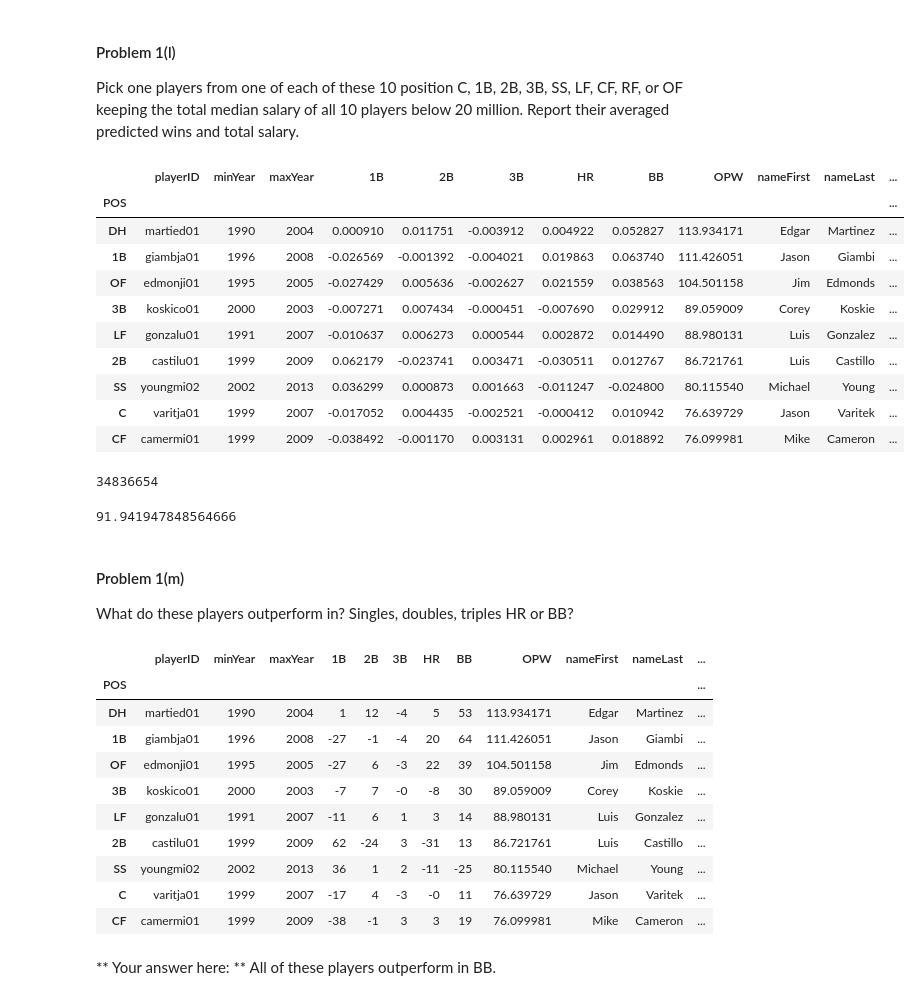
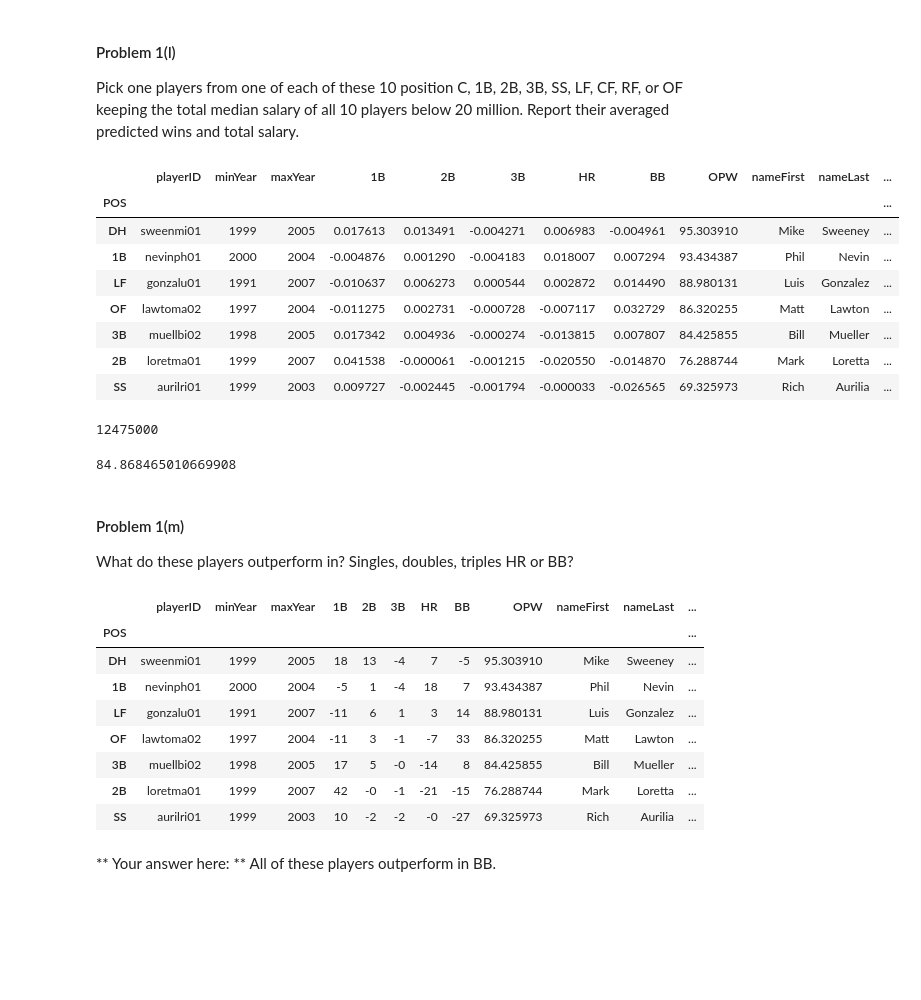
Before and after one commit to cs109/2014, a Jupyter notebook: homework-solutions/HW3-solutions.ipynb, the cells around one changed output. Cells and saved outputs as stored; diff of their text form; code cells hidden in the pictures; blank space fills up the shorter version.

Commit message:
fixed 20M salary in HW3-solutions.ipynb

```diff
--- a/homework-solutions/HW3-solutions.ipynb
+++ b/homework-solutions/HW3-solutions.ipynb
@@ -371,30 +371,28 @@ ax.set_title('Relationship between Salary and Predicted Number of Wins')
 Pick one players from one of each of these 10 position C, 1B, 2B, 3B, SS, LF, CF, RF, or OF keeping the total median salary of all 10 players below 20 million. Report their averaged predicted wins and total salary.
 # %%
 ### Your code here ###
-picks = active[active.salary < 60/9 * 10**6]
+picks = active[active.salary < 35/9 * 10**6]
 sortedPicks = picks.sort(columns=["OPW"], ascending = False)
 topPicks = sortedPicks.groupby('POS').first().sort(columns=["OPW"], ascending = False)
 topPicks
 # %% [output]
 |  | playerID | minYear | maxYear | 1B | 2B | 3B | HR | BB | OPW | nameFirst | nameLast | ... |
 | POS |  |  |  |  |  |  |  |  |  |  |  | ... |
-| DH | martied01 | 1990 | 2004 | 0.000910 | 0.011751 | -0.003912 | 0.004922 | 0.052827 | 113.934171 | Edgar | Martinez | ... |
-| 1B | giambja01 | 1996 | 2008 | -0.026569 | -0.001392 | -0.004021 | 0.019863 | 0.063740 | 111.426051 | Jason | Giambi | ... |
-| OF | edmonji01 | 1995 | 2005 | -0.027429 | 0.005636 | -0.002627 | 0.021559 | 0.038563 | 104.501158 | Jim | Edmonds | ... |
-| 3B | koskico01 | 2000 | 2003 | -0.007271 | 0.007434 | -0.000451 | -0.007690 | 0.029912 | 89.059009 | Corey | Koskie | ... |
+| DH | sweenmi01 | 1999 | 2005 | 0.017613 | 0.013491 | -0.004271 | 0.006983 | -0.004961 | 95.303910 | Mike | Sweeney | ... |
+| 1B | nevinph01 | 2000 | 2004 | -0.004876 | 0.001290 | -0.004183 | 0.018007 | 0.007294 | 93.434387 | Phil | Nevin | ... |
 | LF | gonzalu01 | 1991 | 2007 | -0.010637 | 0.006273 | 0.000544 | 0.002872 | 0.014490 | 88.980131 | Luis | Gonzalez | ... |
-| 2B | castilu01 | 1999 | 2009 | 0.062179 | -0.023741 | 0.003471 | -0.030511 | 0.012767 | 86.721761 | Luis | Castillo | ... |
-| SS | youngmi02 | 2002 | 2013 | 0.036299 | 0.000873 | 0.001663 | -0.011247 | -0.024800 | 80.115540 | Michael | Young | ... |
-| C | varitja01 | 1999 | 2007 | -0.017052 | 0.004435 | -0.002521 | -0.000412 | 0.010942 | 76.639729 | Jason | Varitek | ... |
-| CF | camermi01 | 1999 | 2009 | -0.038492 | -0.001170 | 0.003131 | 0.002961 | 0.018892 | 76.099981 | Mike | Cameron | ... |
+| OF | lawtoma02 | 1997 | 2004 | -0.011275 | 0.002731 | -0.000728 | -0.007117 | 0.032729 | 86.320255 | Matt | Lawton | ... |
+| 3B | muellbi02 | 1998 | 2005 | 0.017342 | 0.004936 | -0.000274 | -0.013815 | 0.007807 | 84.425855 | Bill | Mueller | ... |
+| 2B | loretma01 | 1999 | 2007 | 0.041538 | -0.000061 | -0.001215 | -0.020550 | -0.014870 | 76.288744 | Mark | Loretta | ... |
+| SS | aurilri01 | 1999 | 2003 | 0.009727 | -0.002445 | -0.001794 | -0.000033 | -0.026565 | 69.325973 | Rich | Aurilia | ... |
 # %%
 topPicks['salary'].sum()
 # %% [output]
-34836654
+12475000
 # %%
 topPicks['OPW'].mean()
 # %% [output]
-91.941947848564666
+84.868465010669908
 # %% [markdown]
 #### Problem 1(m)
 
@@ -409,15 +407,13 @@ topPicks
 # %% [output]
 |  | playerID | minYear | maxYear | 1B | 2B | 3B | HR | BB | OPW | nameFirst | nameLast | ... |
 | POS |  |  |  |  |  |  |  |  |  |  |  | ... |
-| DH | martied01 | 1990 | 2004 | 1 | 12 | -4 | 5 | 53 | 113.934171 | Edgar | Martinez | ... |
-| 1B | giambja01 | 1996 | 2008 | -27 | -1 | -4 | 20 | 64 | 111.426051 | Jason | Giambi | ... |
-| OF | edmonji01 | 1995 | 2005 | -27 | 6 | -3 | 22 | 39 | 104.501158 | Jim | Edmonds | ... |
-| 3B | koskico01 | 2000 | 2003 | -7 | 7 | -0 | -8 | 30 | 89.059009 | Corey | Koskie | ... |
+| DH | sweenmi01 | 1999 | 2005 | 18 | 13 | -4 | 7 | -5 | 95.303910 | Mike | Sweeney | ... |
+| 1B | nevinph01 | 2000 | 2004 | -5 | 1 | -4 | 18 | 7 | 93.434387 | Phil | Nevin | ... |
 | LF | gonzalu01 | 1991 | 2007 | -11 | 6 | 1 | 3 | 14 | 88.980131 | Luis | Gonzalez | ... |
-| 2B | castilu01 | 1999 | 2009 | 62 | -24 | 3 | -31 | 13 | 86.721761 | Luis | Castillo | ... |
-| SS | youngmi02 | 2002 | 2013 | 36 | 1 | 2 | -11 | -25 | 80.115540 | Michael | Young | ... |
-| C | varitja01 | 1999 | 2007 | -17 | 4 | -3 | -0 | 11 | 76.639729 | Jason | Varitek | ... |
-| CF | camermi01 | 1999 | 2009 | -38 | -1 | 3 | 3 | 19 | 76.099981 | Mike | Cameron | ... |
+| OF | lawtoma02 | 1997 | 2004 | -11 | 3 | -1 | -7 | 33 | 86.320255 | Matt | Lawton | ... |
+| 3B | muellbi02 | 1998 | 2005 | 17 | 5 | -0 | -14 | 8 | 84.425855 | Bill | Mueller | ... |
+| 2B | loretma01 | 1999 | 2007 | 42 | -0 | -1 | -21 | -15 | 76.288744 | Mark | Loretta | ... |
+| SS | aurilri01 | 1999 | 2003 | 10 | -2 | -2 | -0 | -27 | 69.325973 | Rich | Aurilia | ... |
 # %% [markdown]
 ** Your answer here: ** All of these players outperform in BB.
 # %% [markdown]
```
Also changed, not shown: parts of 2 cells of this notebook.
